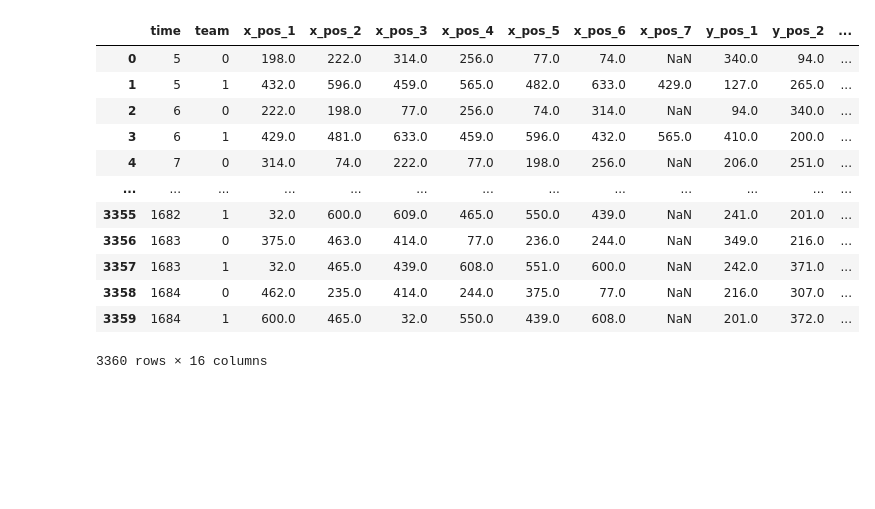
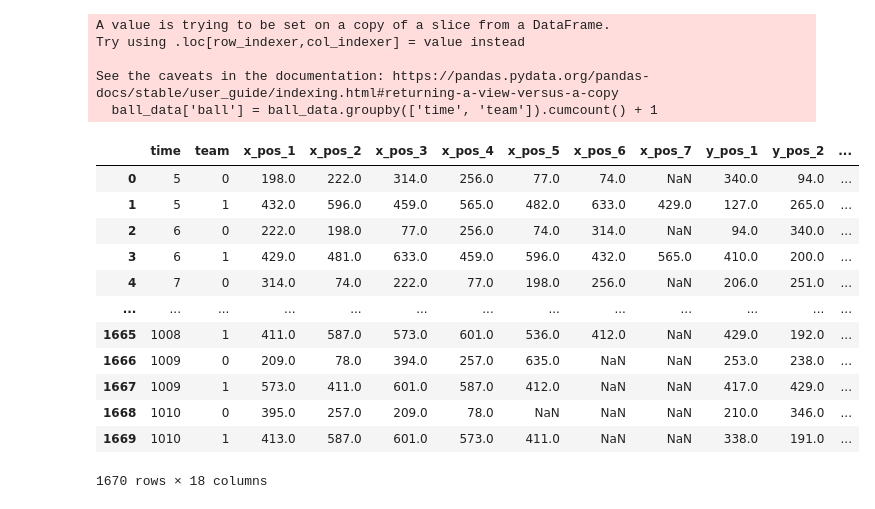
Before and after one commit to DaniAffCH/passage-human-feedback, a Jupyter notebook: generator/preprocess.ipynb, the cells around one changed output. Cells and saved outputs as stored; diff of their text form; code cells hidden in the pictures; blank space fills up the shorter version.

```diff
--- a/generator/preprocess.ipynb
+++ b/generator/preprocess.ipynb
@@ -1,33 +1,44 @@
 # %%
 import pandas as pd
 
 gc = pd.read_csv("game_data.csv")
+
+ball_data = gc[gc["class"] == 1]
+
+ball_data['ball'] = ball_data.groupby(['time', 'team']).cumcount() + 1
+ball_data = ball_data[["time", "x_pos", "y_pos"]]
+ball_data = ball_data.reset_index(drop=True)
 
 gc = gc[gc["class"] == 0]
 gc['robot'] = gc.groupby(['time', 'team']).cumcount() + 1
 gc = gc.groupby(["time", "team"]).apply(lambda x: x.reset_index(drop=True))
 
 pivot_table = gc.pivot(index=['time', 'team'], columns=
                        "robot", values=['x_pos', 'y_pos'])
 
 pivot_table.columns = [f'{col[0]}_{col[1]}' for col in pivot_table.columns]
 
 pivot_table.reset_index(inplace=True)
 
-#pivot_table.to_csv("processed.csv")
-
-pivot_table
+merged = pd.merge(pivot_table, ball_data, on="time", how="inner")
+merged = merged.rename(columns={"x_pos": "x_pos_ball", "y_pos": "y_pos_ball"})
+merged
 # %% [output]
+A value is trying to be set on a copy of a slice from a DataFrame.
+Try using .loc[row_indexer,col_indexer] = value instead
+
+See the caveats in the documentation: https://pandas.pydata.org/pandas-docs/stable/user_guide/indexing.html#returning-a-view-versus-a-copy
+  ball_data['ball'] = ball_data.groupby(['time', 'team']).cumcount() + 1
 |  | time | team | x_pos_1 | x_pos_2 | x_pos_3 | x_pos_4 | x_pos_5 | x_pos_6 | x_pos_7 | y_pos_1 | y_pos_2 | ... |
 | 0 | 5 | 0 | 198.0 | 222.0 | 314.0 | 256.0 | 77.0 | 74.0 | NaN | 340.0 | 94.0 | ... |
 | 1 | 5 | 1 | 432.0 | 596.0 | 459.0 | 565.0 | 482.0 | 633.0 | 429.0 | 127.0 | 265.0 | ... |
 | 2 | 6 | 0 | 222.0 | 198.0 | 77.0 | 256.0 | 74.0 | 314.0 | NaN | 94.0 | 340.0 | ... |
 | 3 | 6 | 1 | 429.0 | 481.0 | 633.0 | 459.0 | 596.0 | 432.0 | 565.0 | 410.0 | 200.0 | ... |
 | 4 | 7 | 0 | 314.0 | 74.0 | 222.0 | 77.0 | 198.0 | 256.0 | NaN | 206.0 | 251.0 | ... |
 | ... | ... | ... | ... | ... | ... | ... | ... | ... | ... | ... | ... | ... |
-| 3355 | 1682 | 1 | 32.0 | 600.0 | 609.0 | 465.0 | 550.0 | 439.0 | NaN | 241.0 | 201.0 | ... |
-| 3356 | 1683 | 0 | 375.0 | 463.0 | 414.0 | 77.0 | 236.0 | 244.0 | NaN | 349.0 | 216.0 | ... |
-| 3357 | 1683 | 1 | 32.0 | 465.0 | 439.0 | 608.0 | 551.0 | 600.0 | NaN | 242.0 | 371.0 | ... |
-| 3358 | 1684 | 0 | 462.0 | 235.0 | 414.0 | 244.0 | 375.0 | 77.0 | NaN | 216.0 | 307.0 | ... |
-| 3359 | 1684 | 1 | 600.0 | 465.0 | 32.0 | 550.0 | 439.0 | 608.0 | NaN | 201.0 | 372.0 | ... |
+| 1665 | 1008 | 1 | 411.0 | 587.0 | 573.0 | 601.0 | 536.0 | 412.0 | NaN | 429.0 | 192.0 | ... |
+| 1666 | 1009 | 0 | 209.0 | 78.0 | 394.0 | 257.0 | 635.0 | NaN | NaN | 253.0 | 238.0 | ... |
+| 1667 | 1009 | 1 | 573.0 | 411.0 | 601.0 | 587.0 | 412.0 | NaN | NaN | 417.0 | 429.0 | ... |
+| 1668 | 1010 | 0 | 395.0 | 257.0 | 209.0 | 78.0 | NaN | NaN | NaN | 210.0 | 346.0 | ... |
+| 1669 | 1010 | 1 | 413.0 | 587.0 | 601.0 | 573.0 | 411.0 | NaN | NaN | 338.0 | 191.0 | ... |
-3360 rows × 16 columns
+1670 rows × 18 columns
```
Also changed, not shown: parts of 7 cells of this notebook, 9 other files.
